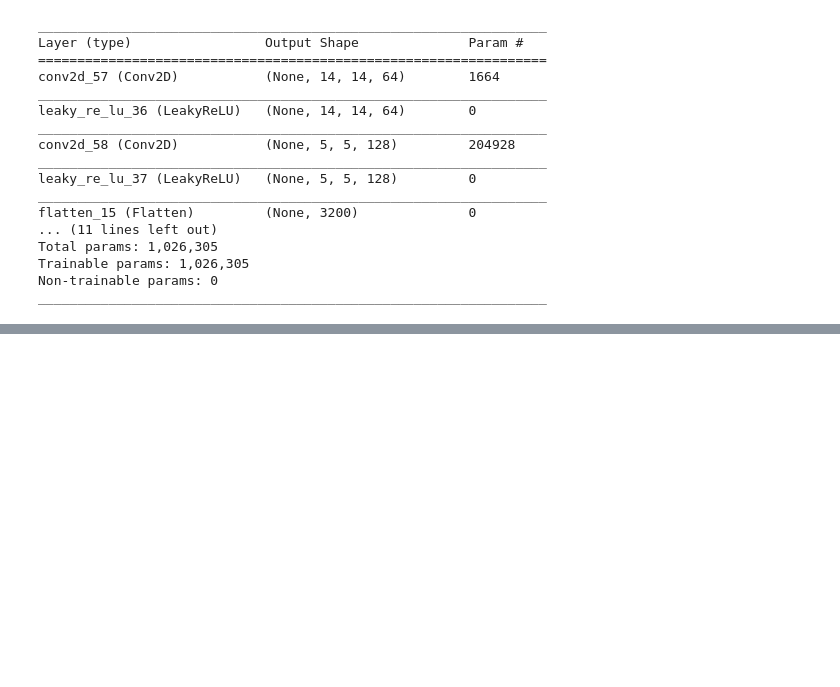
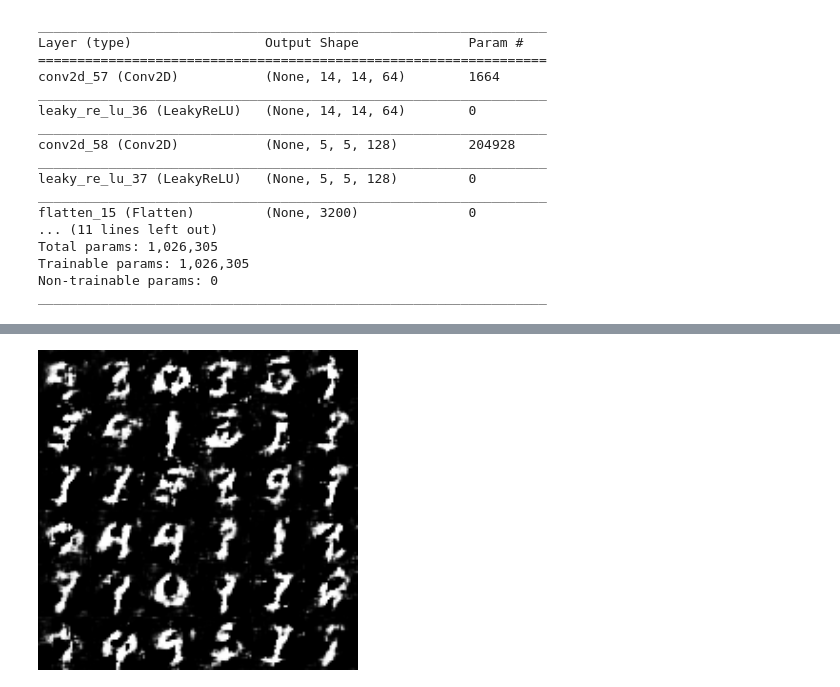
Before and after one commit to aidiary/notebooks, a Jupyter notebook: keras/170612-mnist-dcgan.ipynb, the cells around one changed output, grey strips where cells are left out. Drawn from its saved outputs; the diff is of its cells as text; code cells hidden in the pictures; blank space fills up the shorter version.

```diff
--- a/keras/170612-mnist-dcgan.ipynb
+++ b/keras/170612-mnist-dcgan.ipynb
@@ -210,0 +252,4 @@ KeyboardInterrupt:
+# %%
+Image('generated_images/epoch-0000.png', width=320, height=320)
+# %% [output]
+[figure, added]
```
Also changed, not shown: parts of 14 cells of this notebook.
